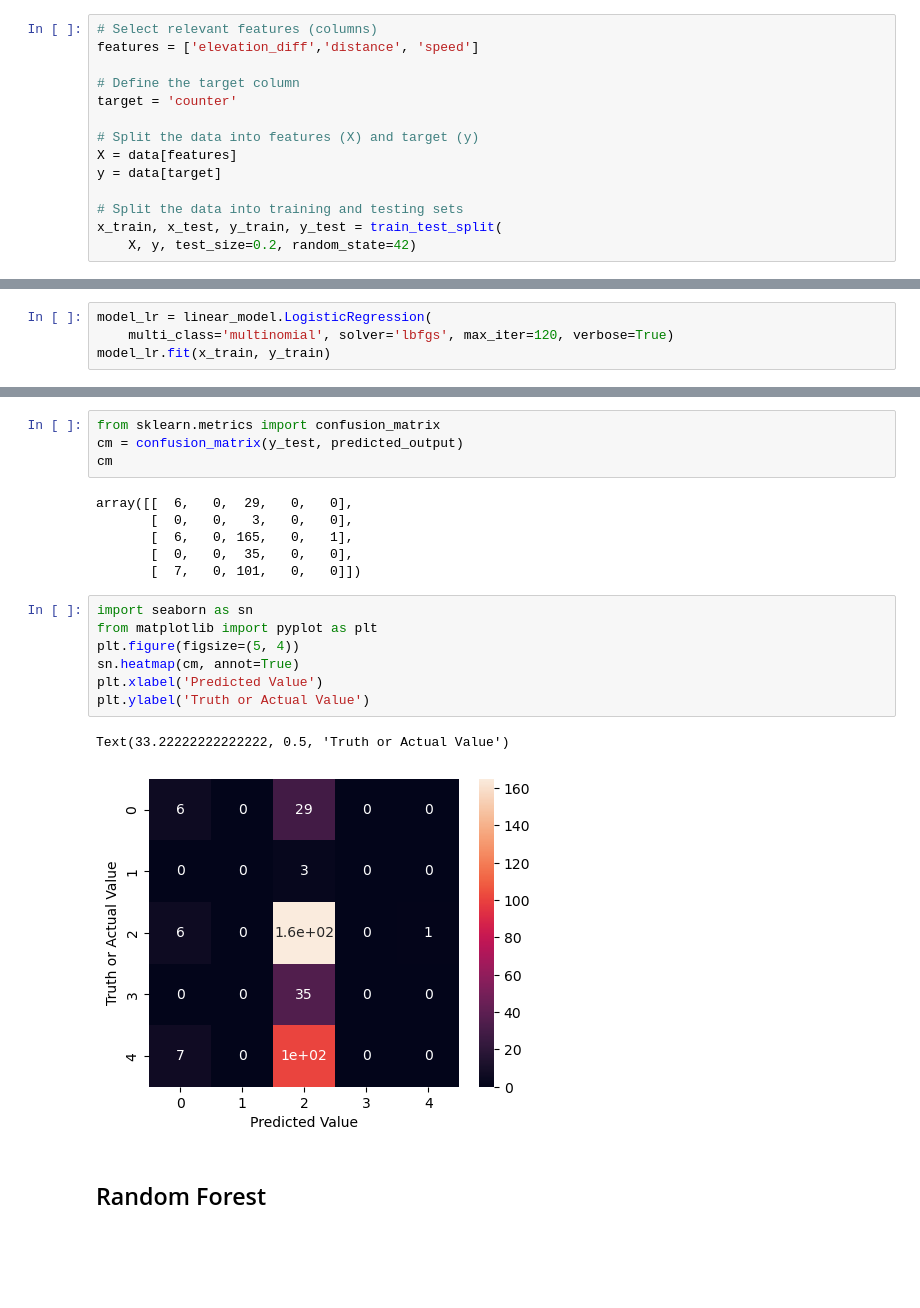
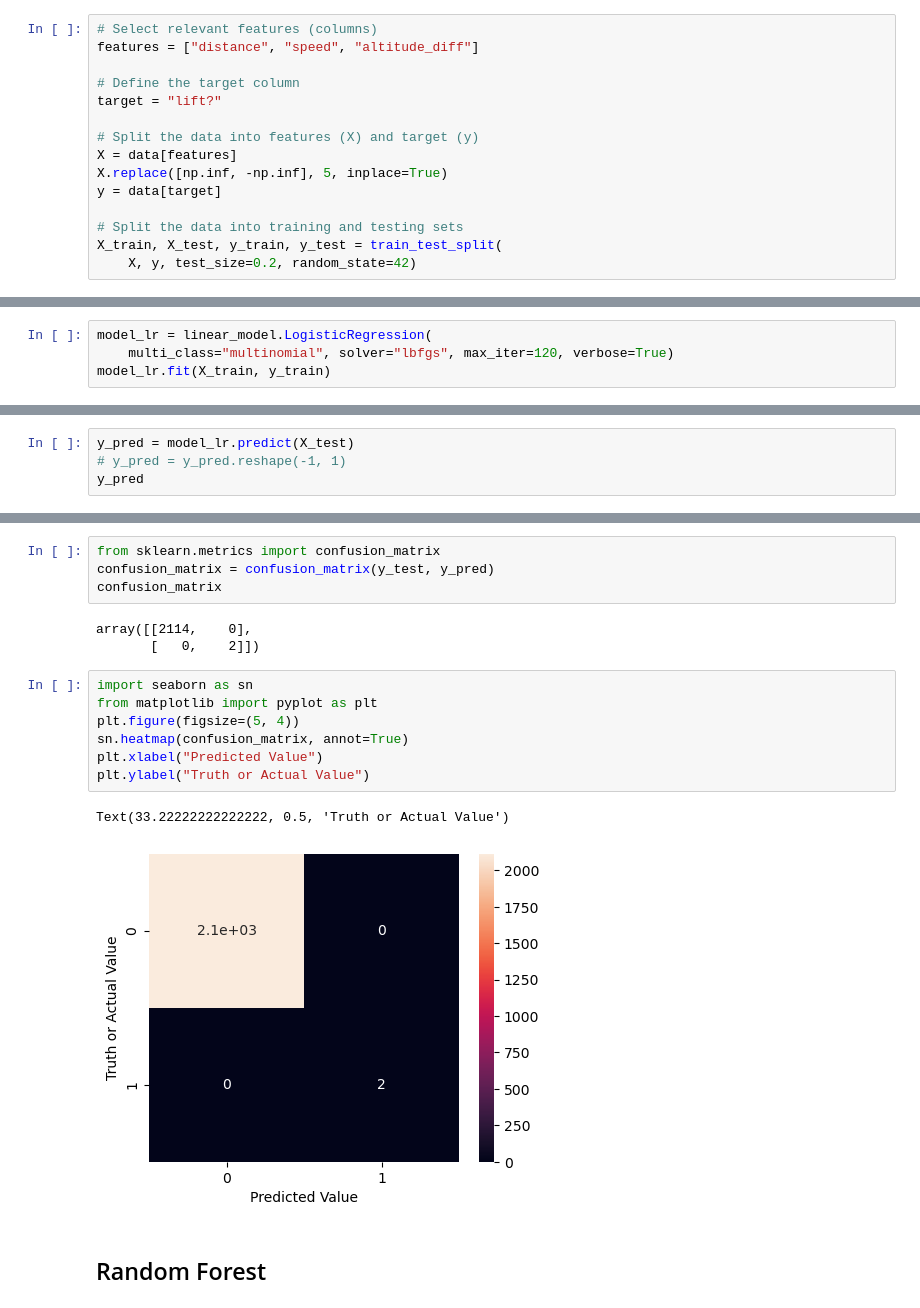
Before and after one commit to nimakarimi97/my-thesis-MSc, a Jupyter notebook: project/Implement_ML.ipynb, the cells around one changed output, grey strips where cells are left out. Saved outputs shown, nothing was run; the diff lists cells and outputs as text; blank space fills up the shorter version.

Commit message:
code is optimized and p-value code added

```diff
--- a/project/Implement_ML.ipynb
+++ b/project/Implement_ML.ipynb
@@ -31,14 +30,15 @@ array([0, 1, 2, 3, 4, 5, 6])
 # %%
 # Select relevant features (columns)
-features = ['elevation_diff','distance', 'speed']
+features = ["distance", "speed", "altitude_diff"]
 
 # Define the target column
-target = 'counter'
+target = "lift?"
 
 # Split the data into features (X) and target (y)
 X = data[features]
+X.replace([np.inf, -np.inf], 5, inplace=True)
 y = data[target]
 
 # Split the data into training and testing sets
-x_train, x_test, y_train, y_test = train_test_split(
+X_train, X_test, y_train, y_test = train_test_split(
     X, y, test_size=0.2, random_state=42)
@@ -52,7 +57,7 @@ x_test shape: (353, 3)
 # %%
 model_lr = linear_model.LogisticRegression(
-    multi_class='multinomial', solver='lbfgs', max_iter=120, verbose=True)
-model_lr.fit(x_train, y_train)
+    multi_class="multinomial", solver="lbfgs", max_iter=120, verbose=True)
+model_lr.fit(X_train, y_train)
 # %% [output]
 RUNNING THE L-BFGS-B CODE
 
@@ -130,0 +104,4 @@ array([4, 4, 4, 2, 4, 4, 2, 4, 4, 4, 4, 4, 4, 4, 4, 4, 4, 6, 2, 4, 4, 4,
+# %%
+y_pred = model_lr.predict(X_test)
+# y_pred = y_pred.reshape(-1, 1)
+y_pred
@@ -131,23 +116,20 @@ array([4, 4, 4, 2, 4, 4, 2, 4, 4, 4, 4, 4, 4, 4, 4, 4, 4, 6, 2, 4, 4, 4,
 # %%
 from sklearn.metrics import confusion_matrix
-cm = confusion_matrix(y_test, predicted_output)
-cm
+confusion_matrix = confusion_matrix(y_test, y_pred)
+confusion_matrix
 # %% [output]
-array([[  6,   0,  29,   0,   0],
-       [  0,   0,   3,   0,   0],
-       [  6,   0, 165,   0,   1],
-       [  0,   0,  35,   0,   0],
-       [  7,   0, 101,   0,   0]])
+array([[2114,    0],
+       [   0,    2]])
 # %%
 import seaborn as sn
 from matplotlib import pyplot as plt
 plt.figure(figsize=(5, 4))
-sn.heatmap(cm, annot=True)
-plt.xlabel('Predicted Value')
-plt.ylabel('Truth or Actual Value')
+sn.heatmap(confusion_matrix, annot=True)
+plt.xlabel("Predicted Value")
+plt.ylabel("Truth or Actual Value")
 # %% [output]
 Text(33.22222222222222, 0.5, 'Truth or Actual Value')
-[figure, old version]
+[figure, new version]
 # %% [markdown]
 ## Random Forest
 # %%
```
Also changed, not shown: parts of 25 cells of this notebook, 1 other file.
